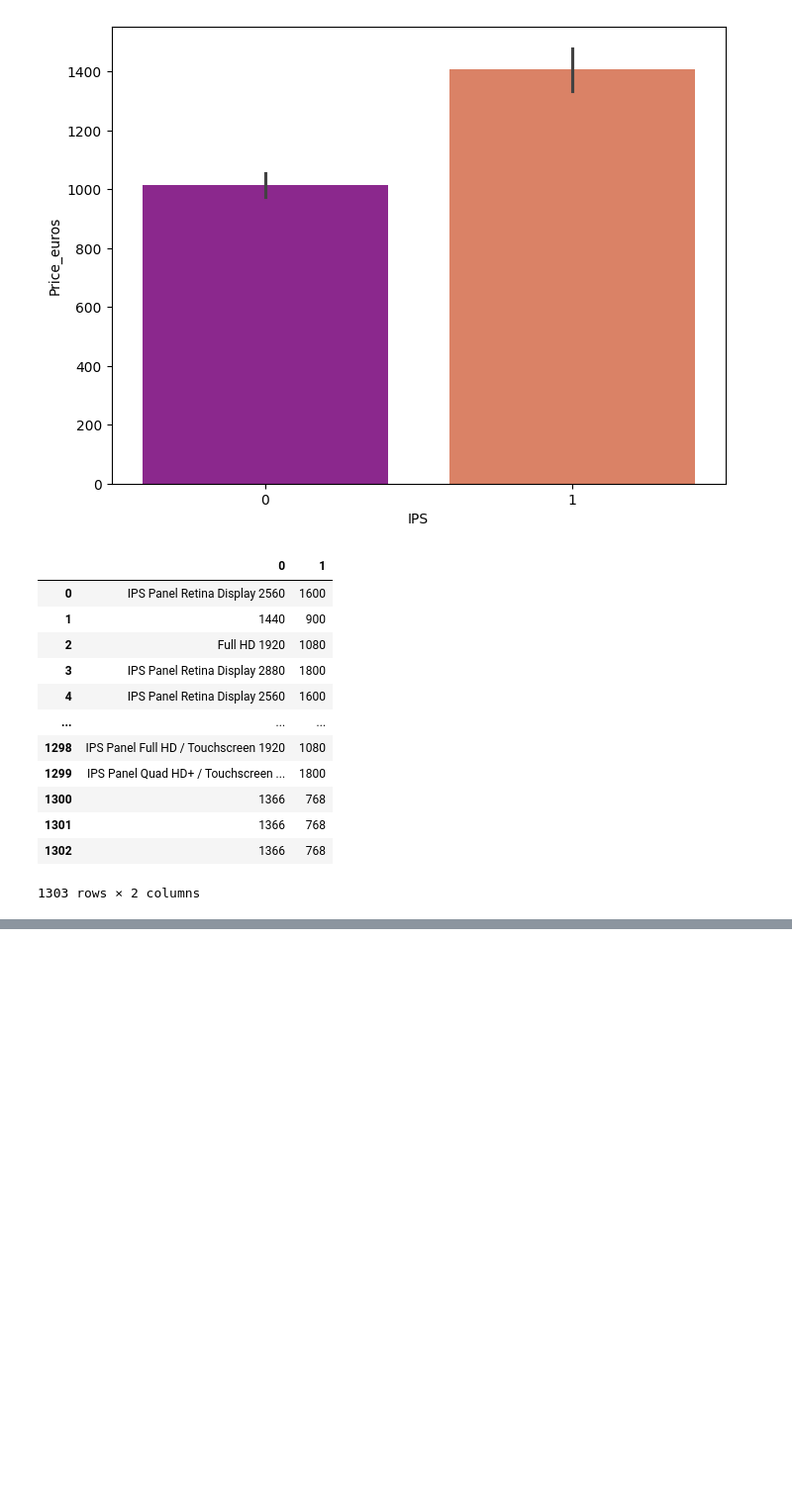
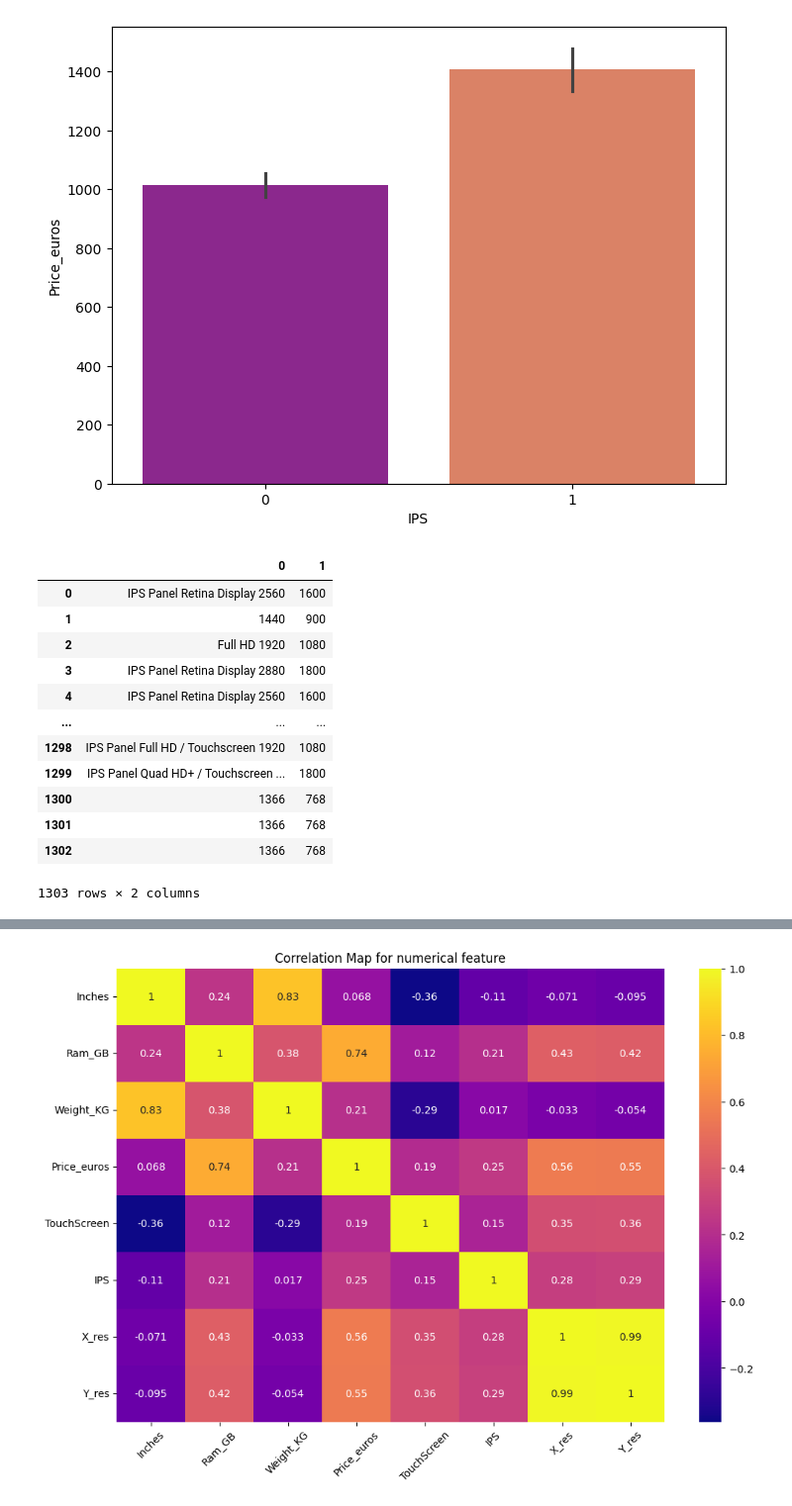
Before and after one commit to AnantVerma-2022/Linear-Regression-Laptop-Price-Predictions, a Jupyter notebook: laptop_price_prediction.ipynb, the cells around one changed output, grey strips where cells are left out. Shown at 99% size. Drawn from its saved outputs; the diff is of its cells as text; code cells hidden in the pictures; blank space fills up the shorter version.

```diff
--- a/laptop_price_prediction.ipynb
+++ b/laptop_price_prediction.ipynb
@@ -561,0 +582,3 @@ dataset.head()
+# %%
+dataset['X_res'] = dataset['X_res'].astype('int')
+dataset['Y_res'] = dataset['Y_res'].astype('int')
@@ -561,0 +642,4 @@ dataset.head()
+# %%
+# Droping feature 'Product'
+
+dataset.drop('Product', axis=1,inplace=True)
@@ -561,0 +679,12 @@ dataset.head()
+# %%
+# Correlation
+
+dataset_num = dataset[[feature for feature in dataset.columns if dataset[feature].dtypes != 'str']]
+
+plt.figure(figsize = (12,8))
+sns.heatmap(dataset_num .corr(), annot=True,cmap='plasma')
+plt.title('Correlation Map for numerical feature')
+plt.xticks(rotation=45)
+plt.show()
+# %% [output]
+[figure, added]
```
Also changed, not shown: parts of 20 cells of this notebook.
